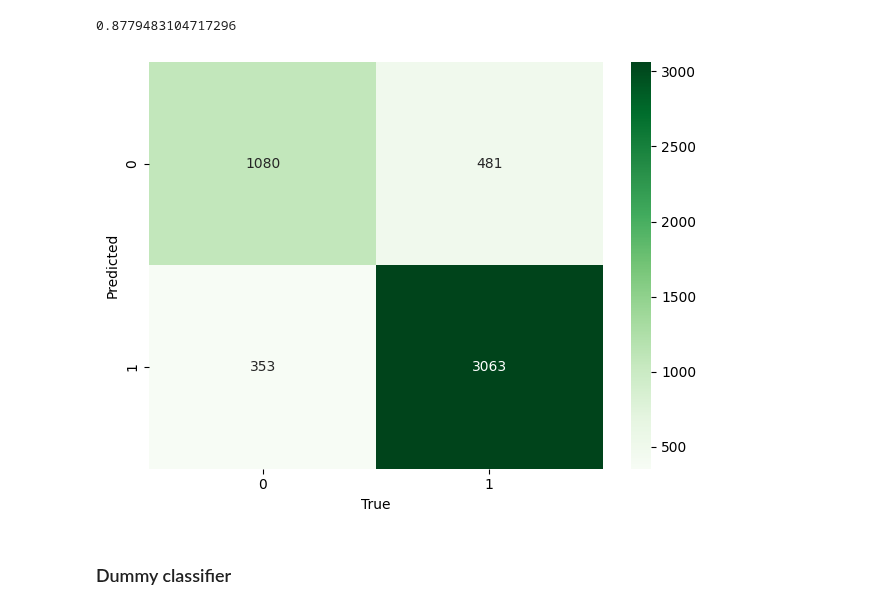
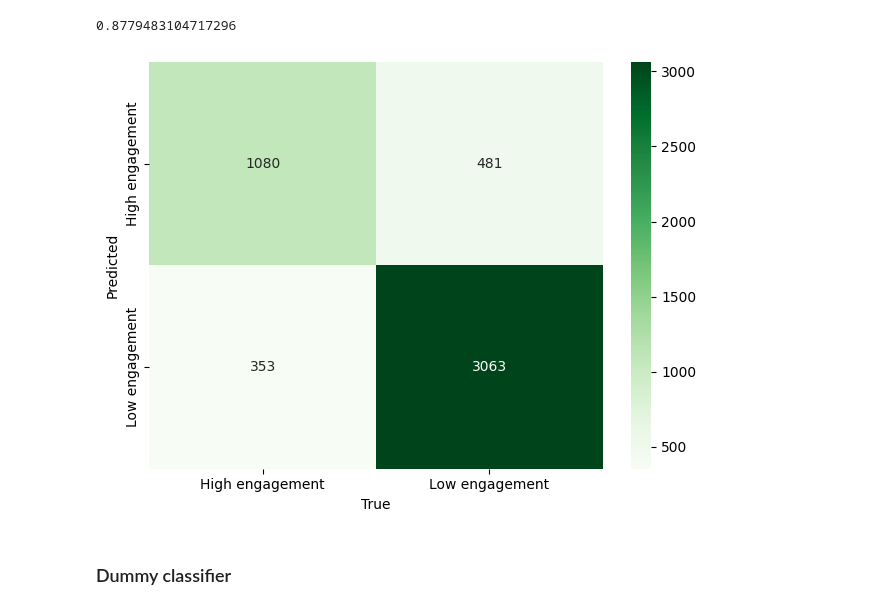
Before and after one commit to ChefBB/data_mining_1, a Jupyter notebook: code/NBCat_binaryclass.ipynb, the cells around one changed output. Saved outputs shown, nothing was run; the diff lists cells and outputs as text; code cells hidden in the pictures.

```diff
--- a/code/NBCat_binaryclass.ipynb
+++ b/code/NBCat_binaryclass.ipynb
@@ -629,17 +633,19 @@ print(roc_auc_score(y_test, probs[:, 1]))
 [figure]
 0.8779483104717296
 # %%
+class_names = ['High engagement', 'Low engagement']
+
 classes_unique = np.unique(y_test)
 cm = confusion_matrix(y_test, y_pred)
 sns.heatmap(cm, annot=True, fmt='d', cmap='Greens',
-            xticklabels=classes_unique,
-            yticklabels=classes_unique)
+            xticklabels=class_names,
+            yticklabels=class_names)
 plt.xlabel('True')
 plt.ylabel('Predicted')
 plt.tight_layout()
 plt.show()
 # %% [output]
-[figure, old version]
+[figure, new version]
 # %% [markdown]
 ### Dummy classifier
 # %%
```
Also changed, not shown: parts of 3 cells of this notebook, 3 other files.
